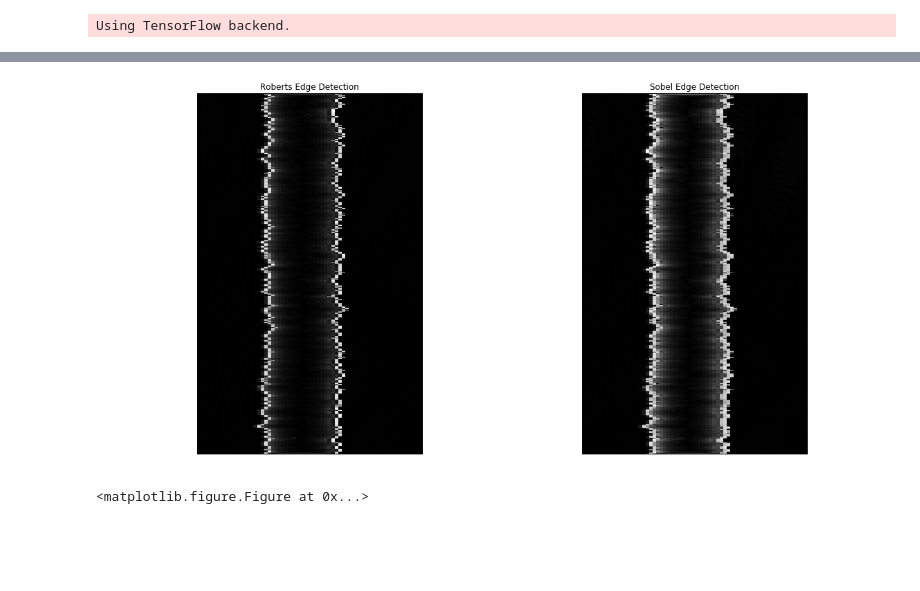
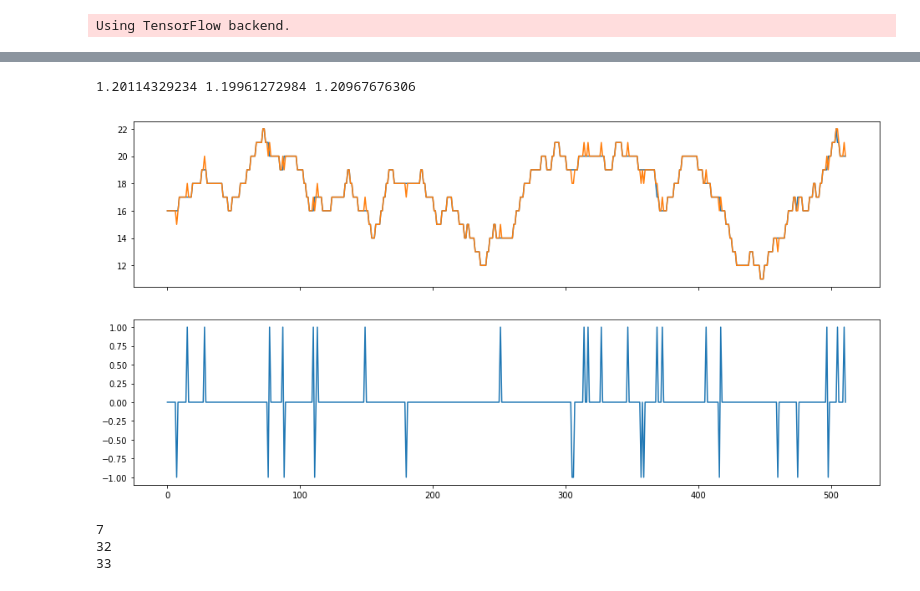
Before and after one commit to narendrachaudhary51/LER_machine_learning, a Jupyter notebook: neural_nets/nnet_prediction.ipynb, the cells around one changed output, grey strips where cells are left out. Cells and saved outputs as stored; diff of their text form; code cells hidden in the pictures; blank space fills up the shorter version.

```diff
--- a/neural_nets/nnet_prediction.ipynb
+++ b/neural_nets/nnet_prediction.ipynb
@@ -292,27 +295,24 @@ print(np.sum((leftline[256:768].astype(int) - ledge2)**2))
-# %%
-edge_roberts = roberts(im)
-edge_sobel = sobel(im)
-
-fig, ax = plt.subplots(ncols=2, sharex=True, sharey=True,
-                       figsize=(16, 8))
-
-ax[0].imshow(edge_roberts, cmap=plt.cm.gray, aspect = 0.1)
-ax[0].set_title('Roberts Edge Detection')
-
-ax[1].imshow(edge_sobel, cmap=plt.cm.gray, aspect = 0.1)
-ax[1].set_title('Sobel Edge Detection')
-
-for a in ax:
-    a.axis('off')
-
-plt.tight_layout()
-plt.show()
-
-for a in ax:
-    a.axis('off')
-
-plt.tight_layout()
-plt.show()
-# %% [output]
-[figure, removed]
-<matplotlib.figure.Figure at 0x...>
+# %%
+fig, ax = plt.subplots(nrows=2, ncols=1, figsize=(16, 8),sharex=True, sharey=False)
+
+ledge1 = np.argmax(edges_im, axis = 1)[256:768]
+ledge2 = np.argmax(edges_impredict, axis = 1)[256:768]
+print(np.std(ledge1)/2, np.std(ledge2)/2, np.std(leftline[255:767].astype(int))/2)
+
+
+#ax[0].plot(ledge1)
+ax[0].plot(ledge1)
+ax[0].plot(leftline[255:767].astype(int))
+
+ax[1].plot(leftline[255:767].astype(int) - ledge1)
+plt.show()
+
+print(np.sum((ledge1 - ledge2)**2))
+print(np.sum((leftline[255:767].astype(int) - ledge1)**2))
+print(np.sum((leftline[255:767].astype(int) - ledge2)**2))
+# %% [output]
+1.20114329234 1.19961272984 1.20967676306
+[figure, added]
+7
+32
+33
```
Also changed, not shown: parts of 5 cells of this notebook, 2 other files.
